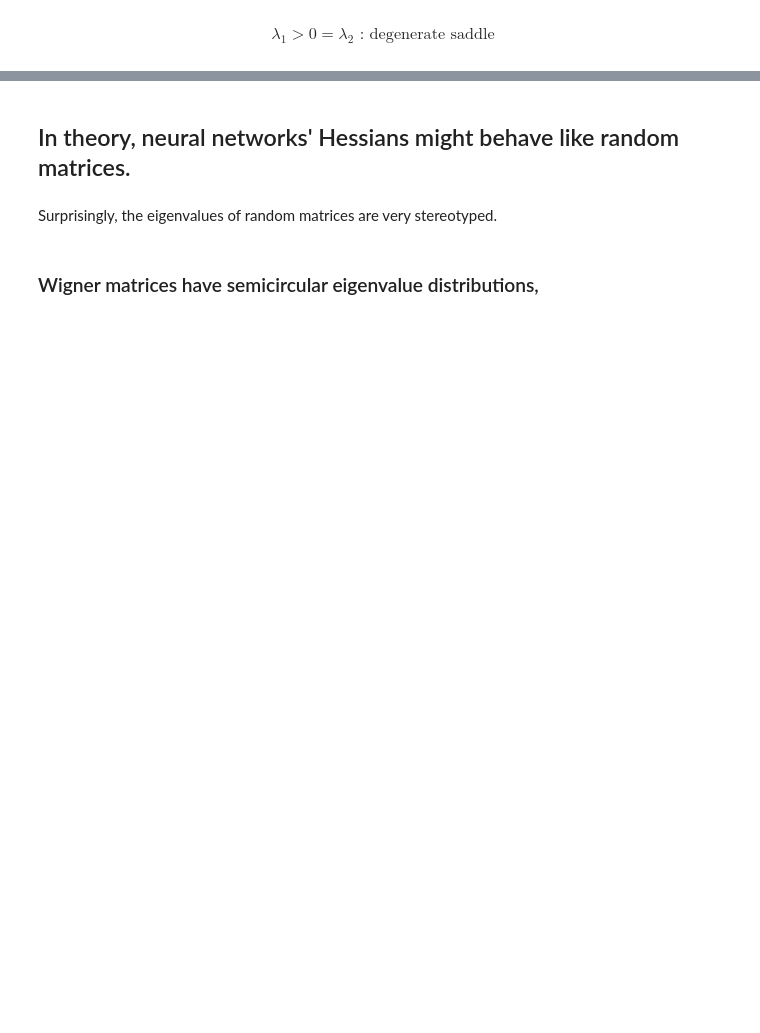
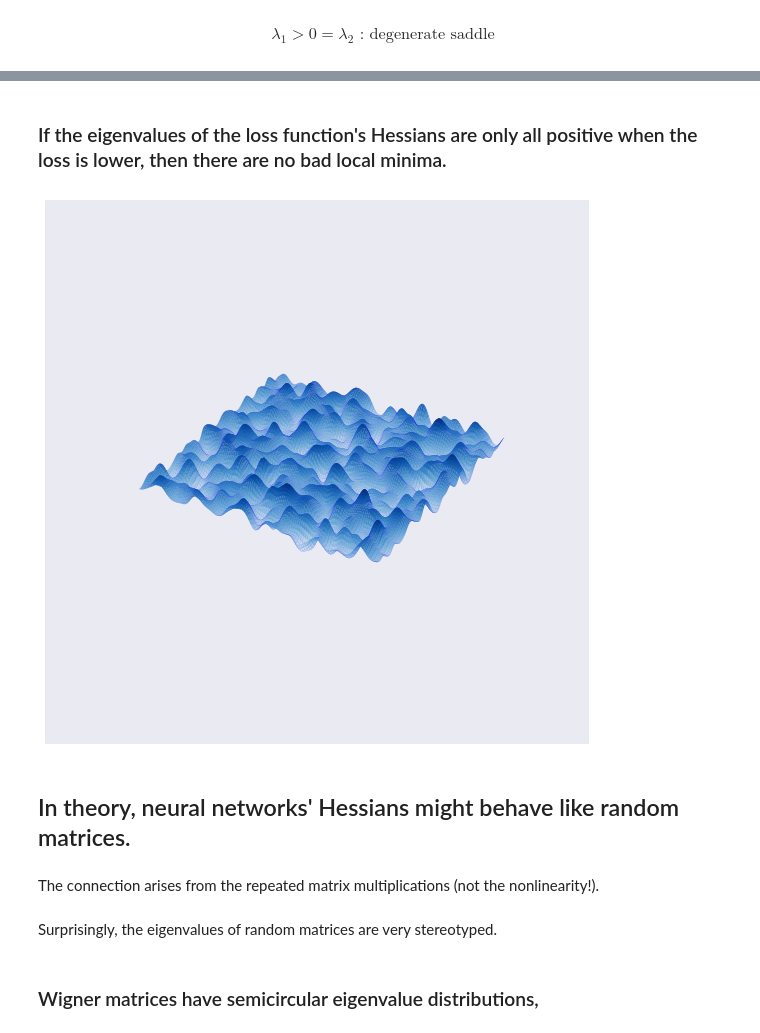
Before and after one commit to charlesfrye/neurotroph_presentation_20180423, a Jupyter notebook: Understanding Neural Network Optimization.ipynb, the cells around one changed output, grey strips where cells are left out. Cells and saved outputs as stored; diff of their text form; code cells hidden in the pictures; blank space fills up the shorter version.

```diff
--- a/Understanding Neural Network Optimization.ipynb
+++ b/Understanding Neural Network Optimization.ipynb
@@ -264,8 +276,17 @@ $$
 # %% [markdown]
 <center>
 <img src=res/taco_degenerate_saddle.jpg width=400>
+# %% [markdown]
+### If the eigenvalues of the loss function's Hessians are only all positive when the loss is lower, then there are no bad local minima.
+# %%
+loss = losses["gaussian_field"]; N = 250; mesh_extent = 25
+utils.plot_loss_surface(loss, N, mesh_extent)
+# %% [output]
+[figure, added]
 # %% [markdown]
 ## In theory, neural networks' Hessians might behave like random matrices.
+# %% [markdown]
+The connection arises from the repeated matrix multiplications (not the nonlinearity!).
 # %% [markdown]
 Surprisingly, the eigenvalues of random matrices are very stereotyped.
 # %% [markdown]
```
Also changed, not shown: parts of 22 cells of this notebook.
